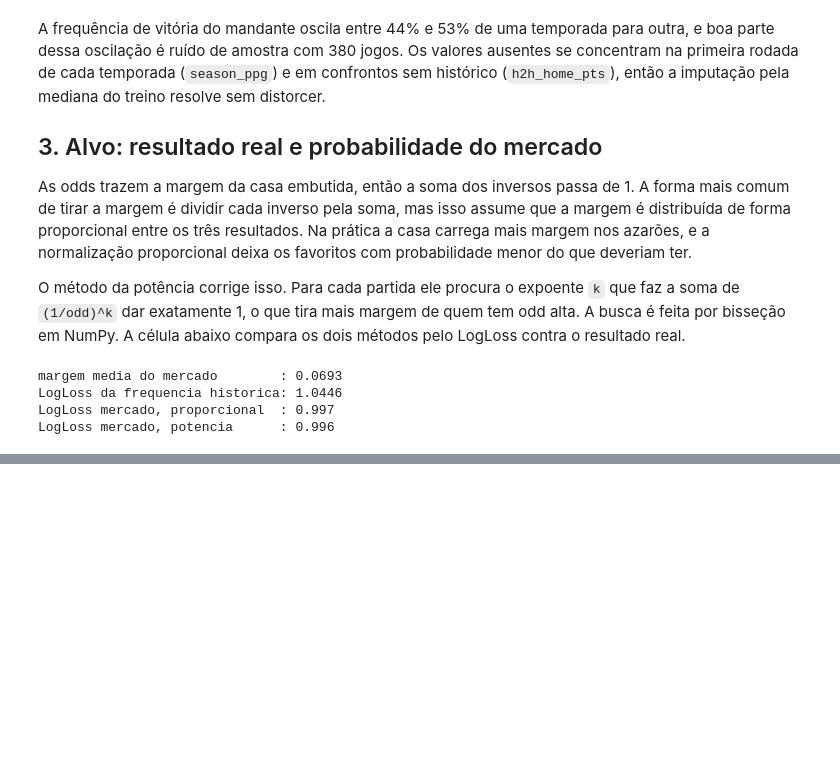
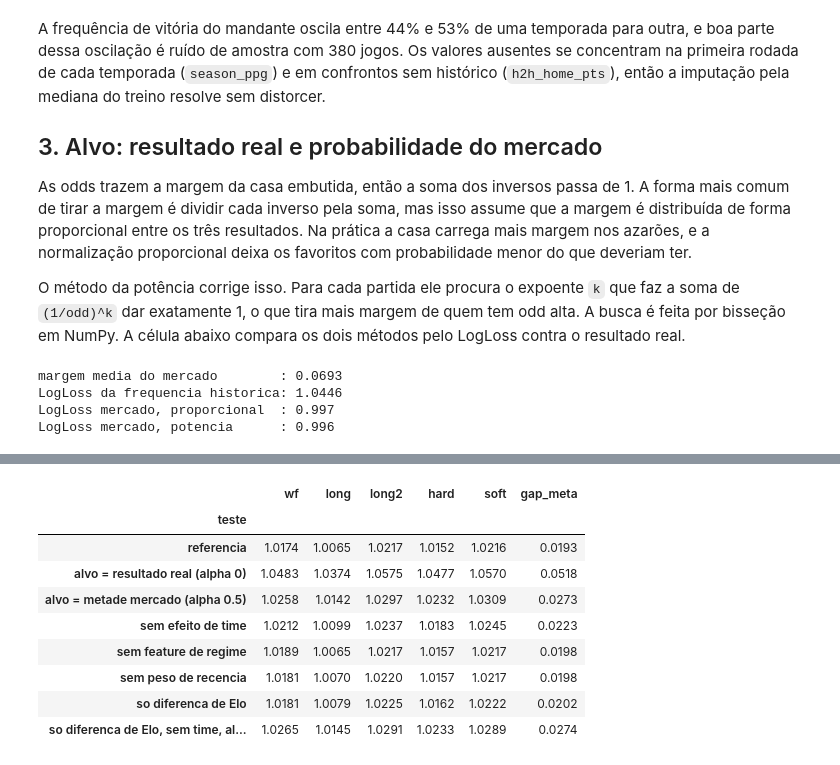
Before and after one commit to negri11/Campeonato-Inteli-M-dulo-3-2026, a Jupyter notebook: brasileirao_probabilidades.ipynb, the cells around one changed output, grey strips where cells are left out. Cells and saved outputs as stored; diff of their text form; code cells hidden in the pictures; blank space fills up the shorter version.

```diff
--- a/brasileirao_probabilidades.ipynb
+++ b/brasileirao_probabilidades.ipynb
@@ -638,0 +448,34 @@ Tem uma tensão que vale deixar registrada. A vantagem do mandante caiu nas temp
+# %%
+GENOMA_REF = dict(family="logit", repr="bruto", team_fx=True, min_freq=0, alpha=1.0, hl=4, logC=float(np.log10(0.2)),
+                  depth=3, leaf=80, lr=0.03, n_iter=300, hidden=8, regime=True,
+                  g_elo_abs=True, g_form=True, g_gols=True, g_mando=True, g_ppg=True, g_descanso=True,
+                  g_h2h=True, g_rodada=True, g_calendario=False)
+
+so_elo = {("g_" + n): False for n in GROUPS}
+ablacoes = {
+    "referencia": {},
+    "alvo = resultado real (alpha 0)": dict(alpha=0.0),
+    "alvo = metade mercado (alpha 0.5)": dict(alpha=0.5),
+    "sem efeito de time": dict(team_fx=False),
+    "sem feature de regime": dict(regime=False),
+    "sem peso de recencia": dict(hl=0),
+    "so diferenca de Elo": dict(repr="diff", **so_elo),
+    "so diferenca de Elo, sem time, alvo real": dict(repr="diff", team_fx=False, alpha=0.0, **so_elo),
+}
+linhas = []
+for nome, mudanca in ablacoes.items():
+    g = dict(GENOMA_REF, **mudanca)
+    linhas.append(dict(teste=nome, **score_predictions({k: oof_predict(g, sp) for k, sp in SPLITS.items()})))
+abl = pd.DataFrame(linhas).set_index("teste")
+abl[["wf", "long", "long2", "hard", "soft", "gap_meta"]].round(4)
+# %% [output]
+|  | wf | long | long2 | hard | soft | gap_meta |
+| teste |  |  |  |  |  |  |
+| referencia | 1.0174 | 1.0065 | 1.0217 | 1.0152 | 1.0216 | 0.0193 |
+| alvo = resultado real (alpha 0) | 1.0483 | 1.0374 | 1.0575 | 1.0477 | 1.0570 | 0.0518 |
+| alvo = metade mercado (alpha 0.5) | 1.0258 | 1.0142 | 1.0297 | 1.0232 | 1.0309 | 0.0273 |
+| sem efeito de time | 1.0212 | 1.0099 | 1.0237 | 1.0183 | 1.0245 | 0.0223 |
+| sem feature de regime | 1.0189 | 1.0065 | 1.0217 | 1.0157 | 1.0217 | 0.0198 |
+| sem peso de recencia | 1.0181 | 1.0070 | 1.0220 | 1.0157 | 1.0217 | 0.0198 |
+| so diferenca de Elo | 1.0181 | 1.0079 | 1.0225 | 1.0162 | 1.0222 | 0.0202 |
+| so diferenca de Elo, sem time, al... | 1.0265 | 1.0145 | 1.0291 | 1.0233 | 1.0289 | 0.0274 |
```
Also changed, not shown: parts of 52 cells of this notebook, 4 other files.
